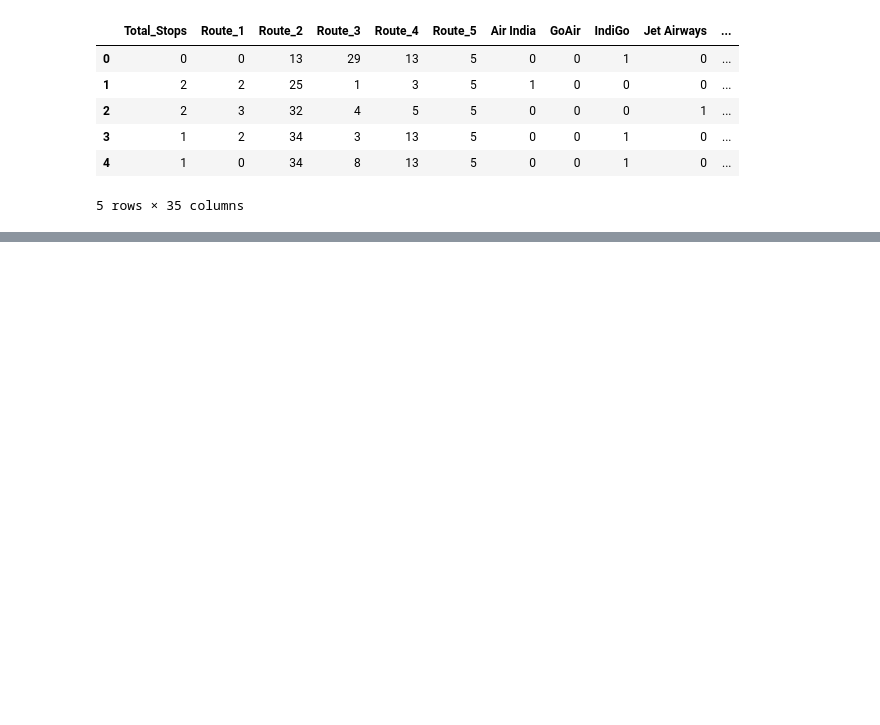
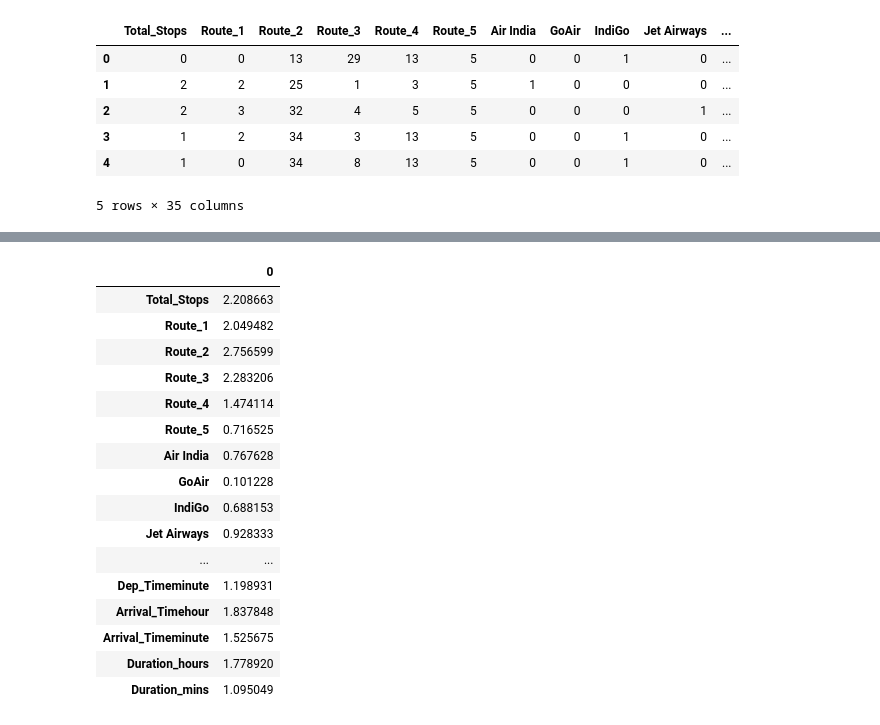
Before and after one commit to Data-Analysis-Projects-Udemy/Project-6-Predict-Fare-of-Airlines-, a Jupyter notebook: flight_price_deploy.ipynb, the cells around one changed output, grey strips where cells are left out. Drawn from its saved outputs; the diff is of its cells as text; code cells hidden in the pictures; blank space fills up the shorter version.

```diff
--- a/flight_price_deploy.ipynb
+++ b/flight_price_deploy.ipynb
@@ -608,0 +634,3 @@ data_train.head()
+# %%
+X=data_train.drop('Price',axis=1)
+X.head()
@@ -608,0 +645,3 @@ data_train.head()
+# %%
+y=data_train['Price']
+y
@@ -608,0 +697,21 @@ data_train.head()
+# %%
+imp=pd.DataFrame(mutual_info_classif(X,y),index=X.columns)
+imp
+# %% [output]
+|  | 0 |
+| Total_Stops | 2.208663 |
+| Route_1 | 2.049482 |
+| Route_2 | 2.756599 |
+| Route_3 | 2.283206 |
+| Route_4 | 1.474114 |
+| Route_5 | 0.716525 |
+| Air India | 0.767628 |
+| GoAir | 0.101228 |
+| IndiGo | 0.688153 |
+| Jet Airways | 0.928333 |
+| ... | ... |
+| Dep_Timeminute | 1.198931 |
+| Arrival_Timehour | 1.837848 |
+| Arrival_Timeminute | 1.525675 |
+| Duration_hours | 1.778920 |
+| Duration_mins | 1.095049 |
```
Also changed, not shown: parts of 13 cells of this notebook, 8 other files.
